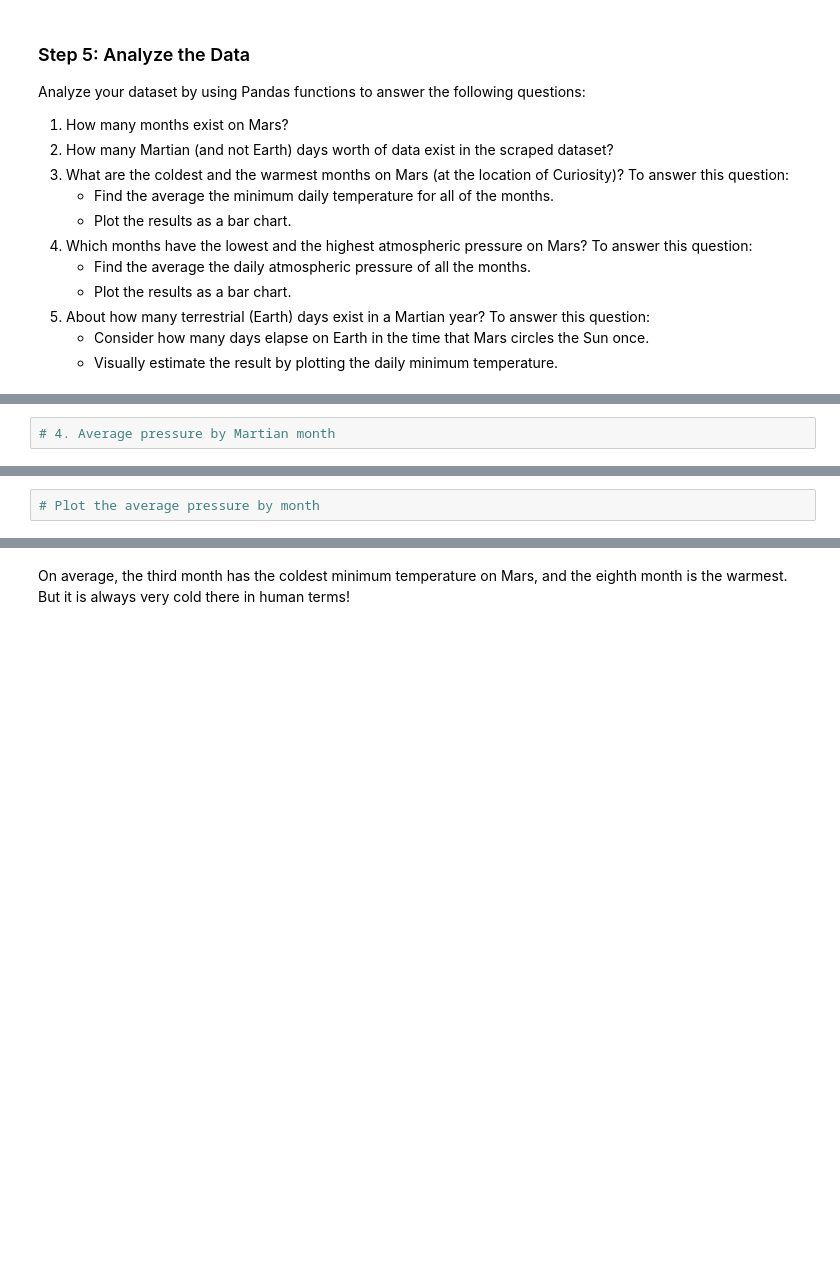
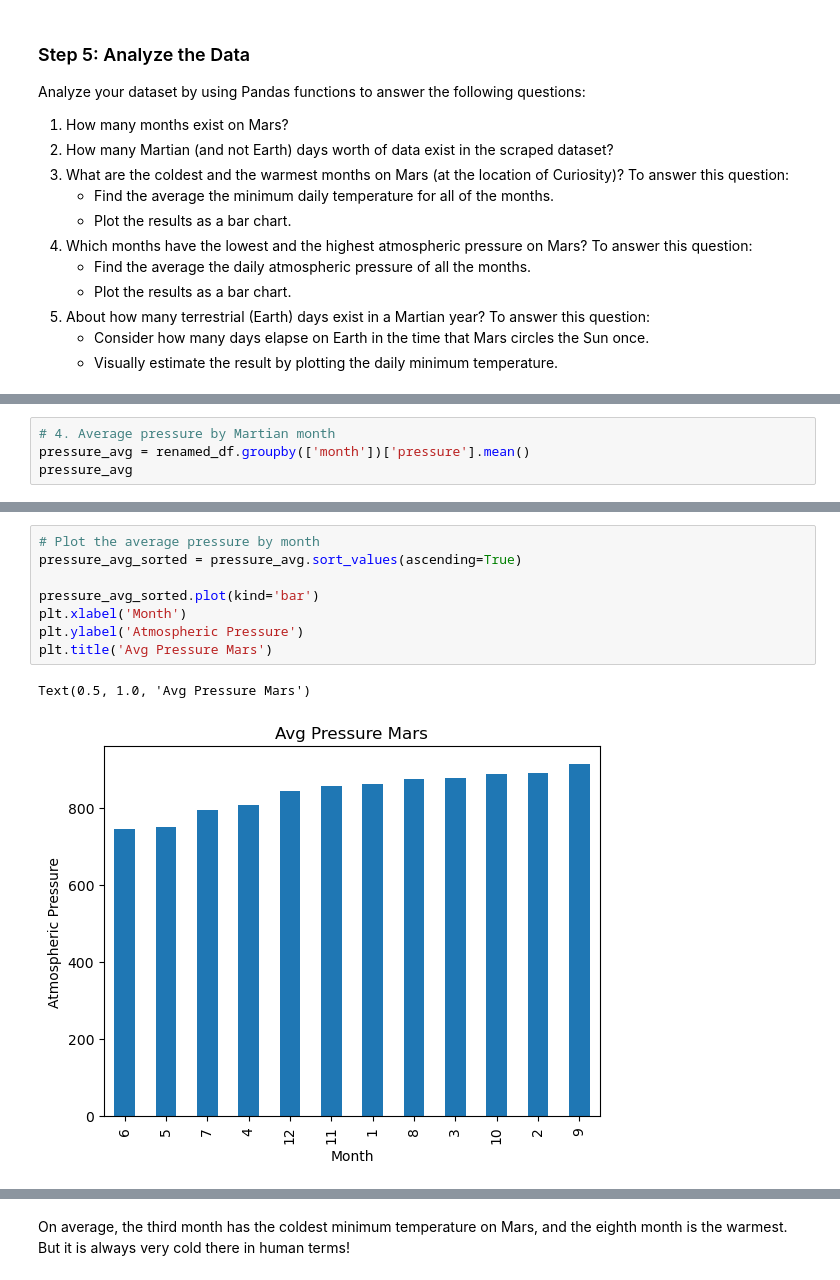
Before and after one commit to adrakevasquez/Module_11_Web_Scraping, a Jupyter notebook: part_2_mars_weather.ipynb, the cells around one changed output, grey strips where cells are left out. Cells and saved outputs as stored; diff of their text form; blank space fills up the shorter version.

```diff
--- a/part_2_mars_weather.ipynb
+++ b/part_2_mars_weather.ipynb
@@ -118,2 +197,4 @@ Analyze your dataset by using Pandas functions to answer the following questions
 # %%
 # 4. Average pressure by Martian month
+pressure_avg = renamed_df.groupby(['month'])['pressure'].mean()
+pressure_avg
@@ -120,4 +216,13 @@ Analyze your dataset by using Pandas functions to answer the following questions
-# %%
-# Plot the average pressure by month
+# %%
+# Plot the average pressure by month
+pressure_avg_sorted = pressure_avg.sort_values(ascending=True)
+
+pressure_avg_sorted.plot(kind='bar')
+plt.xlabel('Month')
+plt.ylabel('Atmospheric Pressure')
+plt.title('Avg Pressure Mars')
+# %% [output]
+Text(0.5, 1.0, 'Avg Pressure Mars')
+[figure, added]
 # %%
 # 5. How many terrestrial (earth) days are there in a Martian year?
```
Also changed, not shown: parts of 15 cells of this notebook.
